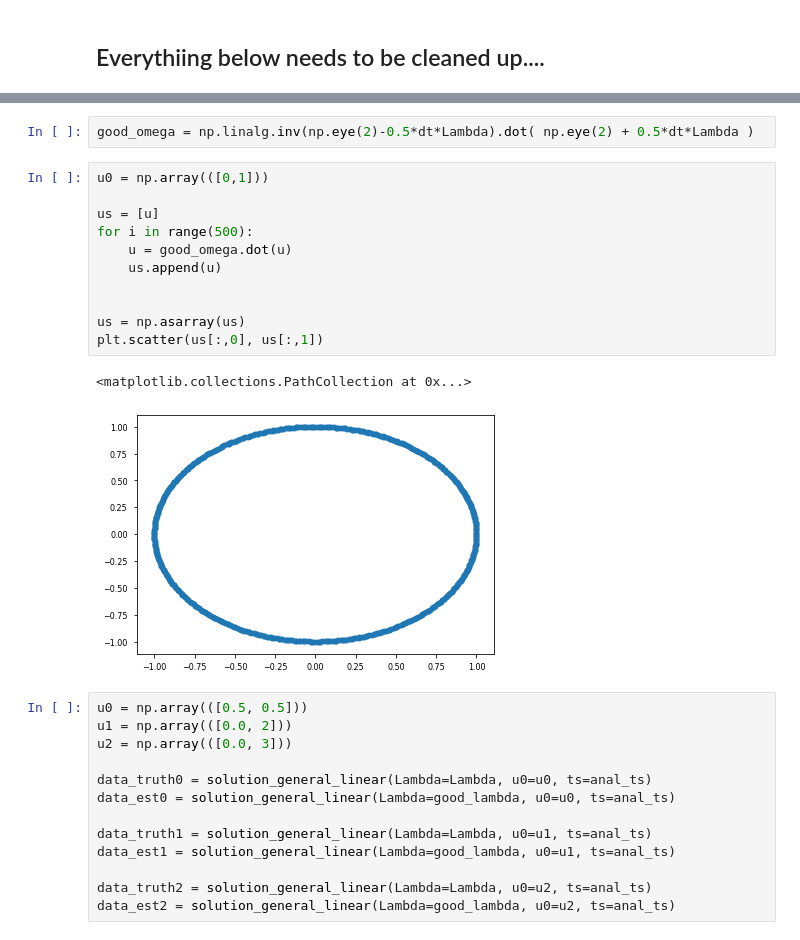
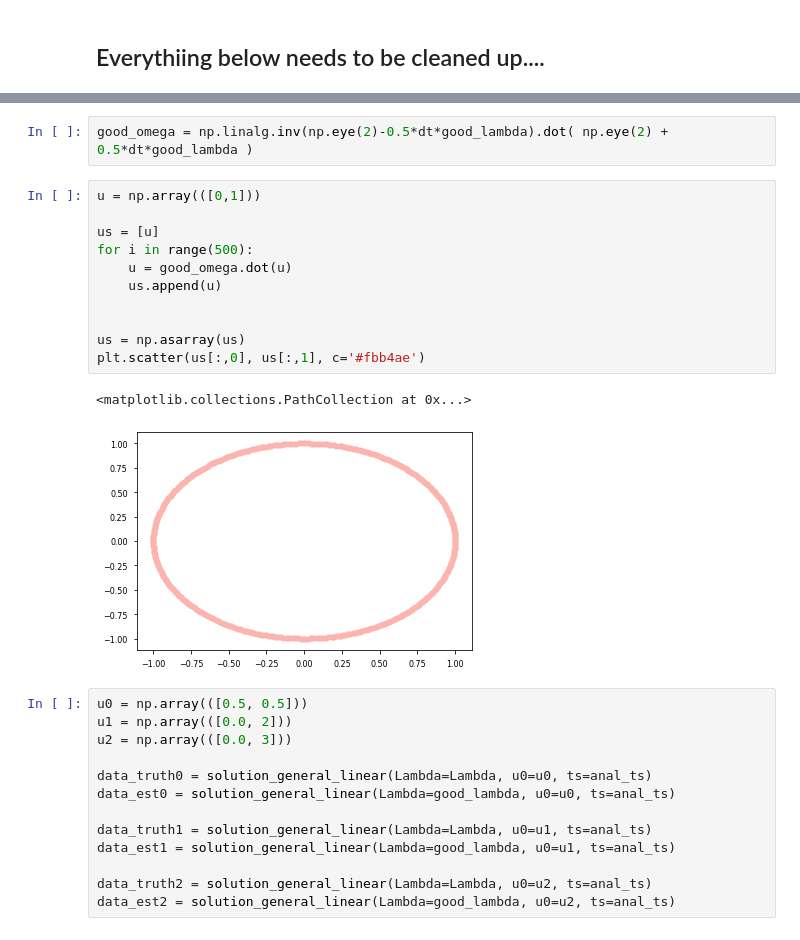
Before and after one commit to afqueiruga/on_learned_dynamics, a Jupyter notebook: experiments.ipynb, the cells around one changed output, grey strips where cells are left out. Cells and saved outputs as stored; diff of their text form.

```diff
--- a/experiments.ipynb
+++ b/experiments.ipynb
@@ -284,19 +298,19 @@ print(good_lambda)
 # %%
-good_omega = np.linalg.inv(np.eye(2)-0.5*dt*Lambda).dot( np.eye(2) + 0.5*dt*Lambda )
+good_omega = np.linalg.inv(np.eye(2)-0.5*dt*good_lambda).dot( np.eye(2) + 0.5*dt*good_lambda )
 # %%
-u0 = np.array(([0,1]))
+u = np.array(([0,1]))
 
 us = [u]
 for i in range(500):
     u = good_omega.dot(u)
     us.append(u)
 
 
 us = np.asarray(us)
-plt.scatter(us[:,0], us[:,1])
+plt.scatter(us[:,0], us[:,1], c='#fbb4ae')
 # %% [output]
 <matplotlib.collections.PathCollection at 0x...>
-[figure, old version]
+[figure, new version]
 # %%
 u0 = np.array(([0.5, 0.5]))
 u1 = np.array(([0.0, 2]))
```
Also changed, not shown: parts of 10 cells of this notebook.
